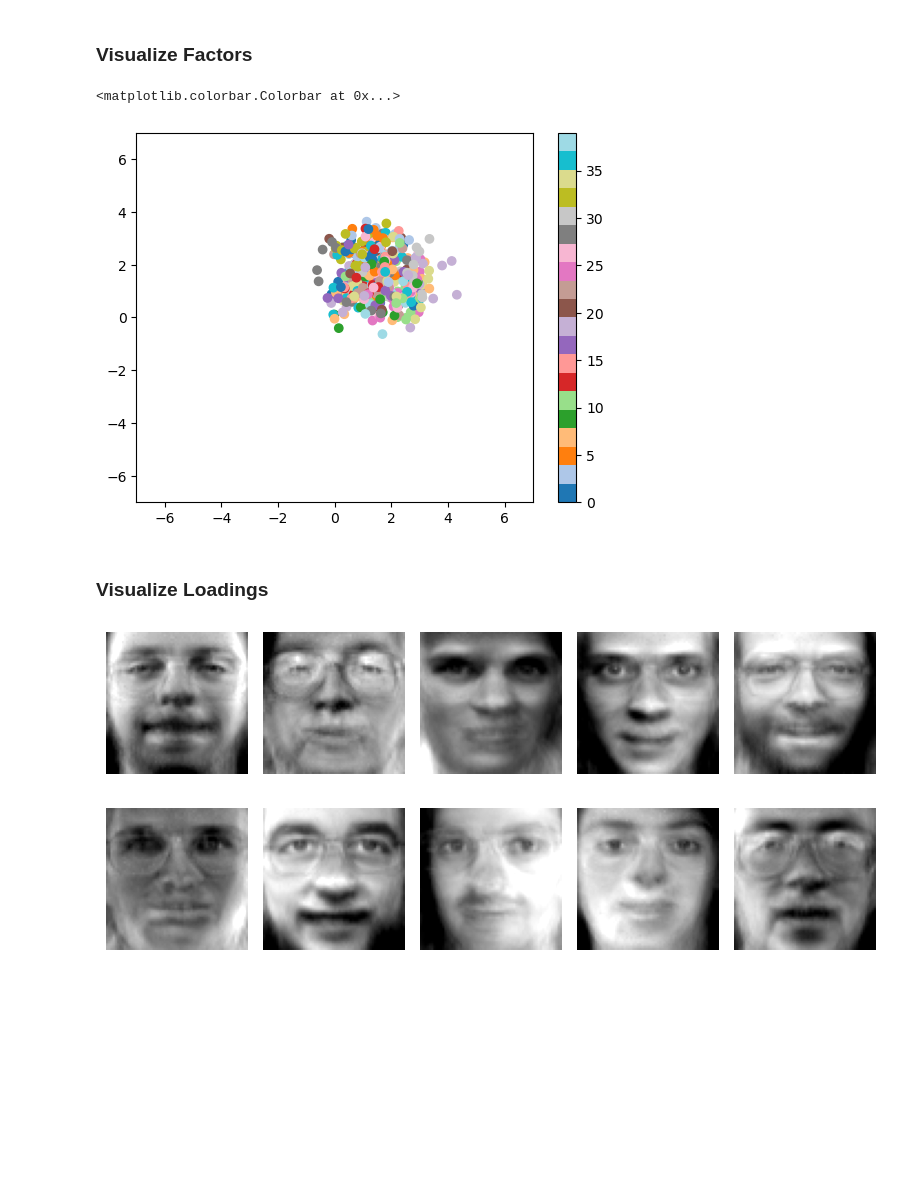
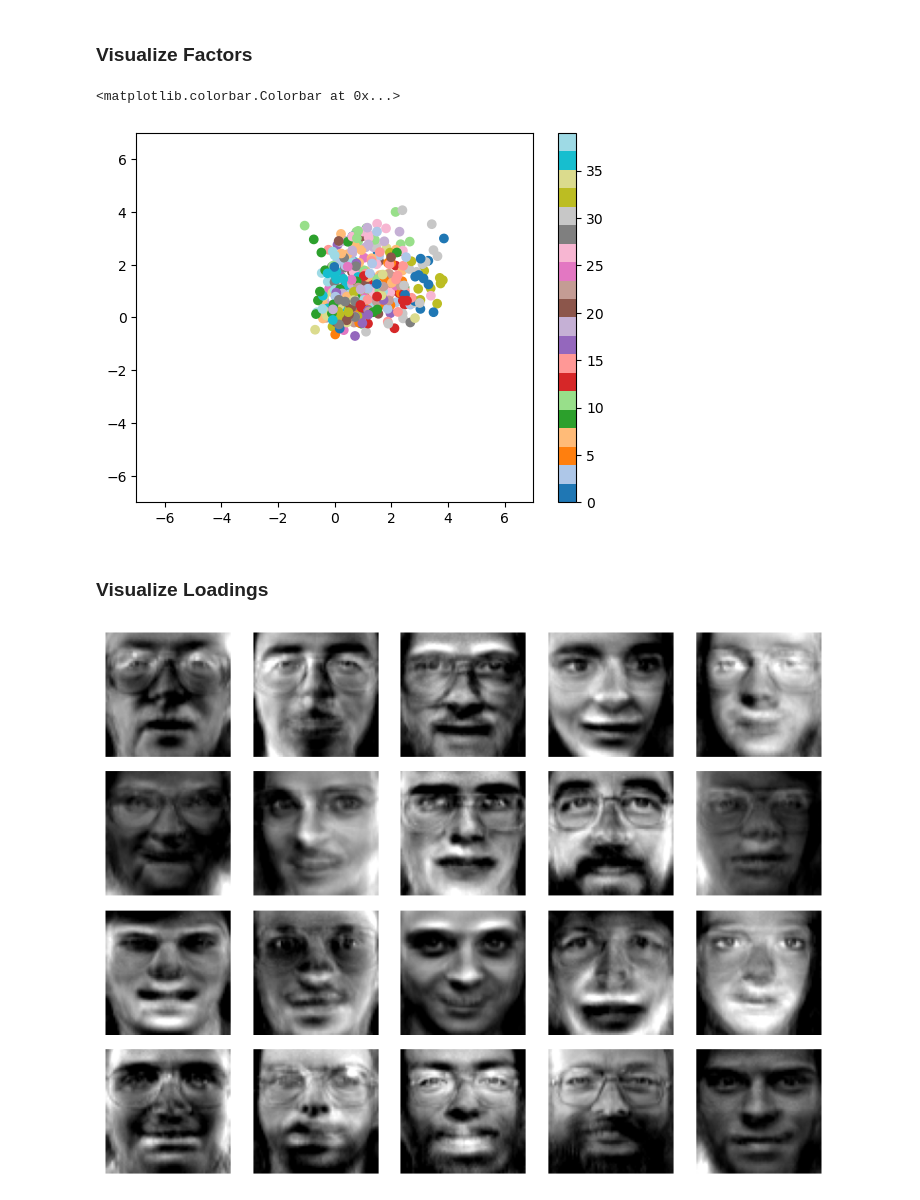
Before and after one commit to luisdiaz1997/SpatialFactorization, a Jupyter notebook: notebooks/PNMF_eigenfaces.ipynb, the cells around one changed output. Cells and saved outputs as stored; diff of their text form; code cells hidden in the pictures; blank space fills up the shorter version.

```diff
--- a/notebooks/PNMF_eigenfaces.ipynb
+++ b/notebooks/PNMF_eigenfaces.ipynb
@@ -25,7 +25,7 @@ y_train.max() #number of people in total
 Y = (x_train)*255
 Y = Y.astype(int)
 # %%
-model = Factorization(Y, laten_dim=10, train_loadings=True, type='PNMF')
+model = Factorization(Y, laten_dim=20, train_loadings=True, type='PNMF')
 # %%
 history = model.train(torch.tensor(Y), lr=1e-2, epochs=3000)
 # %% [output]
@@ -46,18 +46,18 @@ plt.xlim([-7, 7])
 plt.colorbar()
 # %% [output]
 <matplotlib.colorbar.Colorbar at 0x...>
-[figure, old version]
+[figure, new version]
 # %% [markdown]
 ### Visualize Loadings
 # %%
-plt.figure(figsize=(8, 4), tight_layout=True)
+plt.figure(figsize=(8, 6), tight_layout=True)
 for i in range(model.L):
-    plt.subplot(2, 5, i+1)
+    plt.subplot(4, 5, i+1)
     loading = torch.abs(model.W[:, i]).detach().cpu().numpy()
     loading = loading.reshape(64, 64)
     max_val = loading.max()
     loading = loading/max_val
     plt.imshow(loading, vmin=0, vmax=0.9, cmap='gray')
     plt.axis('off')
 # %% [output]
-[figure, old version]
+[figure, new version]
```
Also changed, not shown: parts of 3 cells of this notebook.
